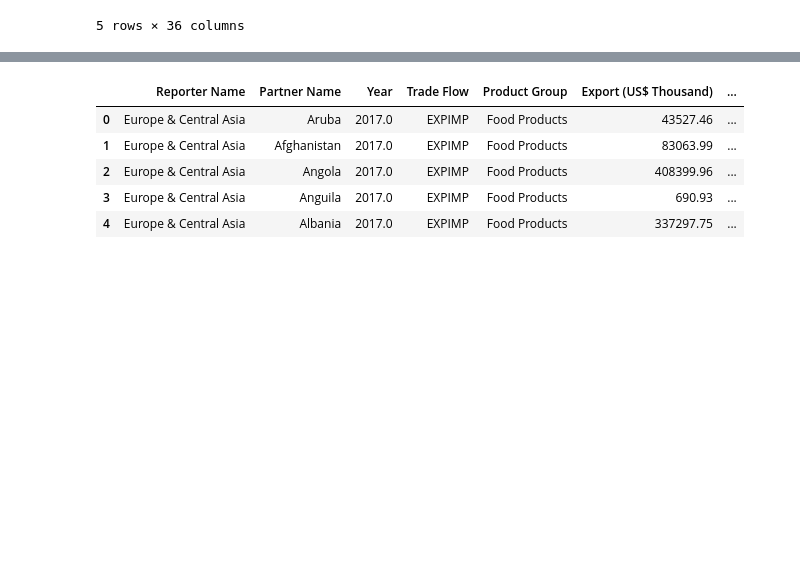
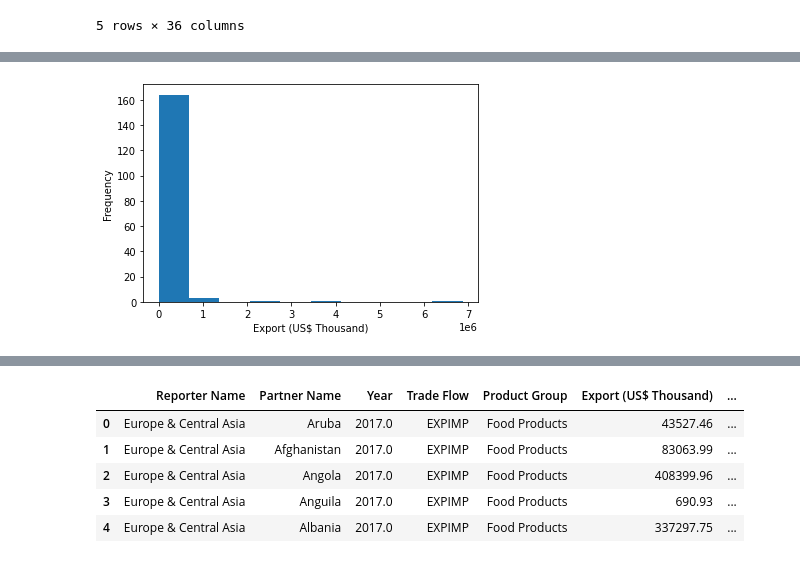
Before and after one commit to akbaselvan/cct, a Jupyter notebook: CA2 ELVAN AKBAS 2022331.ipynb, the cells around one changed output, grey strips where cells are left out. Saved outputs shown, nothing was run; the diff lists cells and outputs as text; code cells hidden in the pictures; blank space fills up the shorter version.

```diff
--- a/CA2 ELVAN AKBAS 2022331.ipynb
+++ b/CA2 ELVAN AKBAS 2022331.ipynb
@@ -40,0 +61,7 @@ df1.head()
+# %%
+plt.hist(df1['Export (US$ Thousand)'])
+plt.xlabel('Export (US$ Thousand)')
+plt.ylabel('Frequency')
+plt.show()
+# %% [output]
+[figure, added]
```
Also changed, not shown: parts of 13 cells of this notebook.
